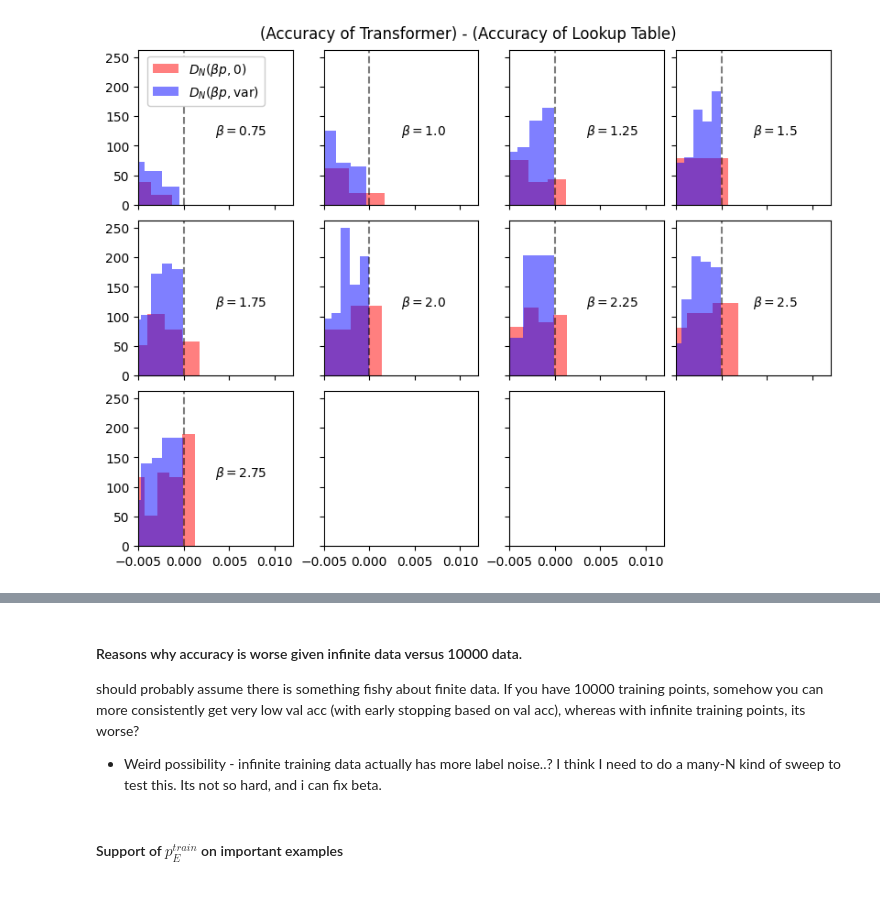
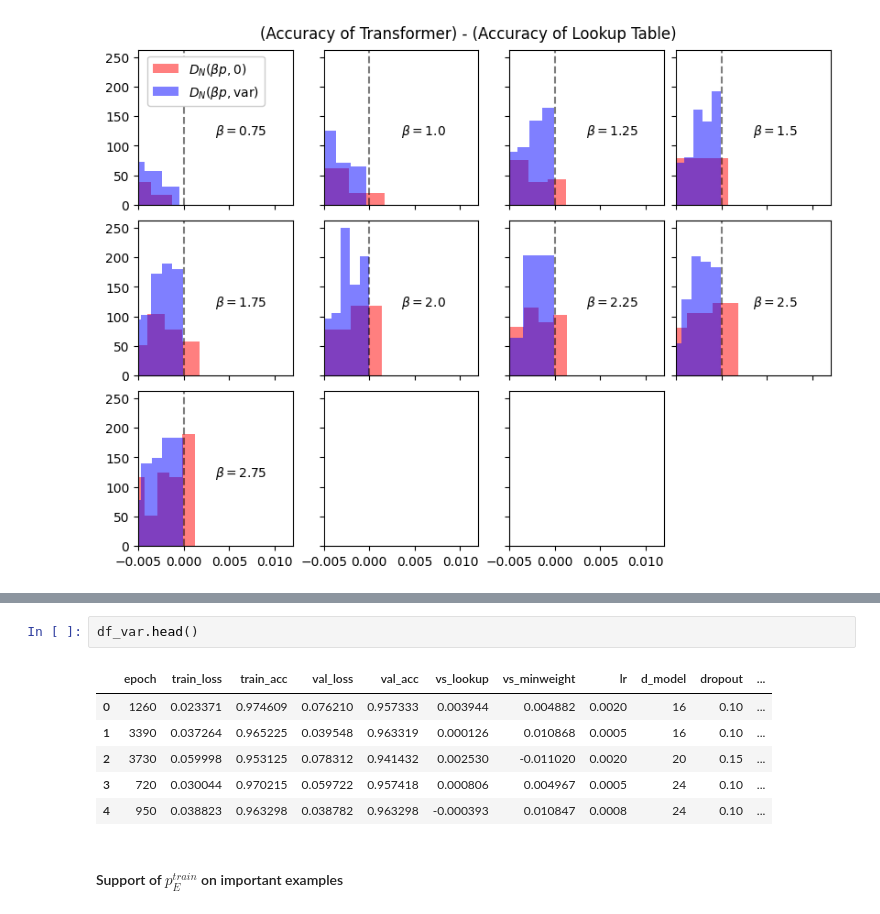
Before and after one commit to peterse/mldec, a Jupyter notebook: src/mldec/analysis/toric_analysis.ipynb, the cells around one changed output, grey strips where cells are left out. Cells and saved outputs as stored; diff of their text form.

```diff
--- a/src/mldec/analysis/toric_analysis.ipynb
+++ b/src/mldec/analysis/toric_analysis.ipynb
@@ -359,9 +349,12 @@ plt.hist(1 - x)
-# %% [markdown]
-#### Reasons why accuracy is worse given infinite data versus 10000 data.
-
-should probably assume there is something fishy about finite data. If you have 10000 training points, somehow you can more consistently get very low val acc (with early stopping based on val acc), whereas with infinite training points, its worse?
-
- - Weird possibility - infinite training data actually has more label noise..? I think I need to do a many-N kind of sweep to test this. Its not so hard, and i can fix beta.
+# %%
+df_var.head()
+# %% [output]
+|  | epoch | train_loss | train_acc | val_loss | val_acc | vs_lookup | vs_minweight | lr | d_model | dropout | ... |
+| 0 | 1260 | 0.023371 | 0.974609 | 0.076210 | 0.957333 | 0.003944 | 0.004882 | 0.0020 | 16 | 0.10 | ... |
+| 1 | 3390 | 0.037264 | 0.965225 | 0.039548 | 0.963319 | 0.000126 | 0.010868 | 0.0005 | 16 | 0.10 | ... |
+| 2 | 3730 | 0.059998 | 0.953125 | 0.078312 | 0.941432 | 0.002530 | -0.011020 | 0.0020 | 20 | 0.15 | ... |
+| 3 | 720 | 0.030044 | 0.970215 | 0.059722 | 0.957418 | 0.000806 | 0.004967 | 0.0005 | 24 | 0.10 | ... |
+| 4 | 950 | 0.038823 | 0.963298 | 0.038782 | 0.963298 | -0.000393 | 0.010847 | 0.0008 | 24 | 0.10 | ... |
 # %% [markdown]
 #### Support of $p_E^{train}$ on important examples
 # %%
```
Also changed, not shown: parts of 2 cells of this notebook, 11 other files.
